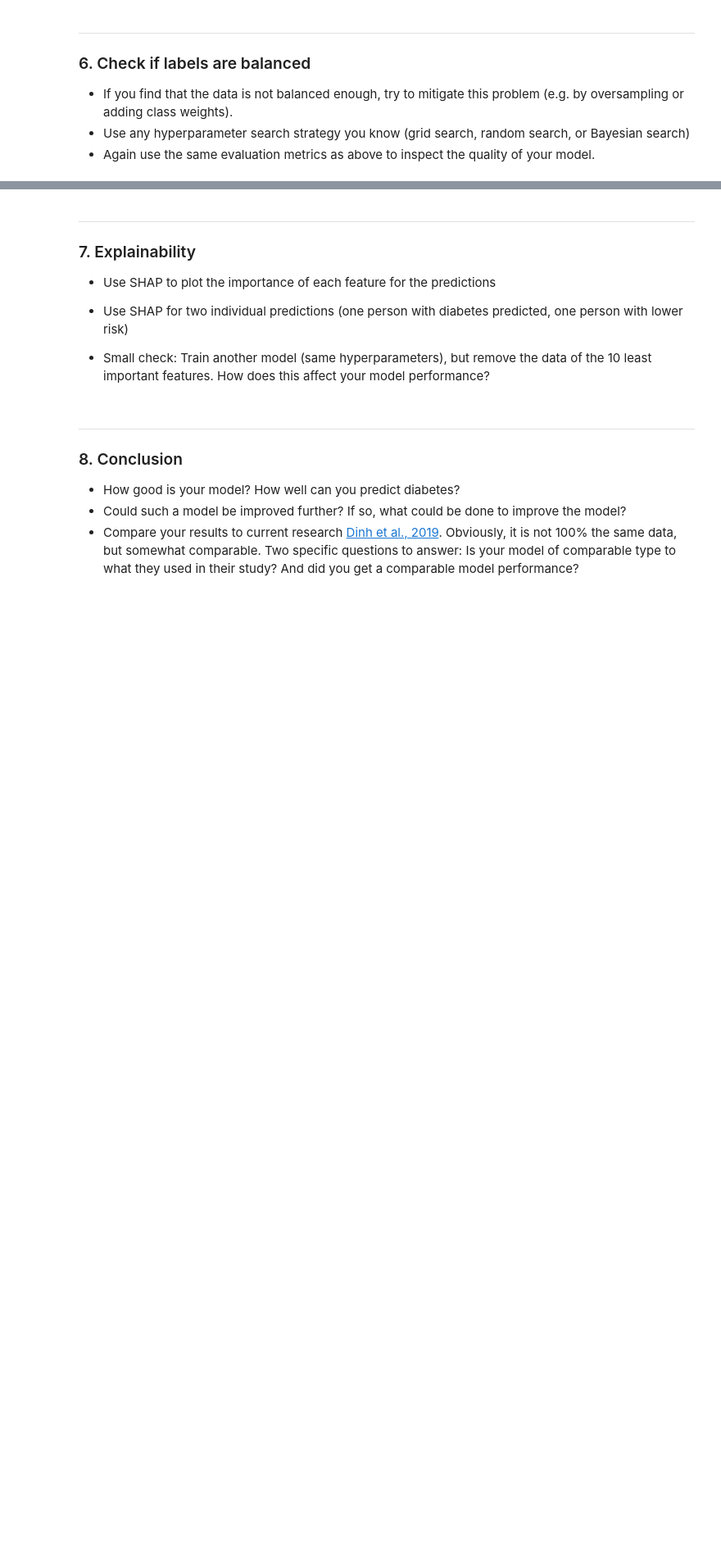
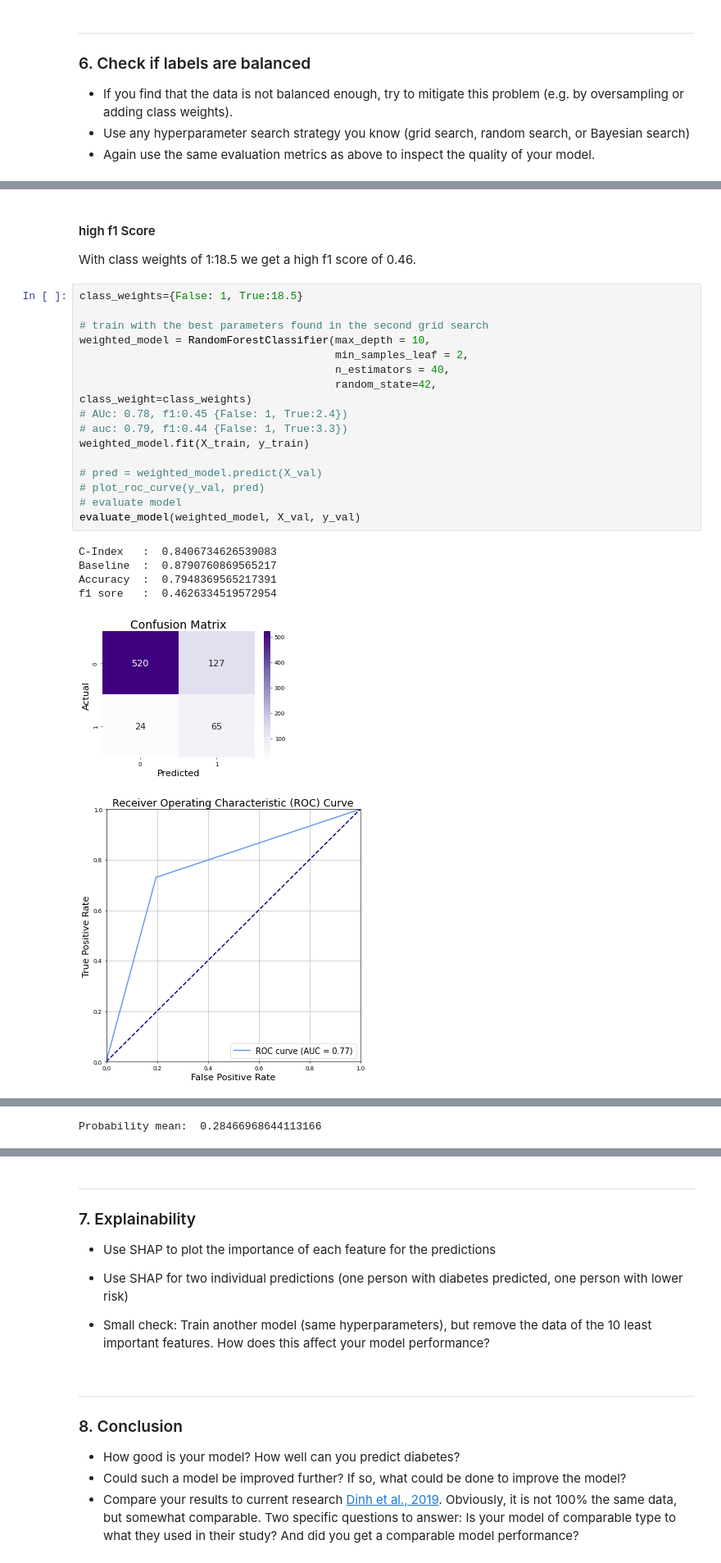
Before and after one commit to Knerten0815/ai_for_smart_health, a Jupyter notebook: Portfolio/ai_smart_health_portfolio_01_diabetes_prediction_template.ipynb, the cells around one changed output, grey strips where cells are left out. Shown at 82% size. Saved outputs shown, nothing was run; the diff lists cells and outputs as text; blank space fills up the shorter version.

```diff
--- a/Portfolio/ai_smart_health_portfolio_01_diabetes_prediction_template.ipynb
+++ b/Portfolio/ai_smart_health_portfolio_01_diabetes_prediction_template.ipynb
@@ -419,0 +528,28 @@ Probability mean:  0.11266842407109834
+# %% [markdown]
+#### high f1 Score
+
+With class weights of 1:18.5 we get a high f1 score of 0.46.
+# %%
+class_weights={False: 1, True:18.5}
+
+# train with the best parameters found in the second grid search
+weighted_model = RandomForestClassifier(max_depth = 10,
+                                        min_samples_leaf = 2,
+                                        n_estimators = 40,
+                                        random_state=42,
+class_weight=class_weights)
+# AUc: 0.78, f1:0.45 {False: 1, True:2.4})
+# auc: 0.79, f1:0.44 {False: 1, True:3.3})
+weighted_model.fit(X_train, y_train)
+
+# pred = weighted_model.predict(X_val)
+# plot_roc_curve(y_val, pred)
+# evaluate model
+evaluate_model(weighted_model, X_val, y_val)
+# %% [output]
+C-Index   :  0.8406734626539083
+Baseline  :  0.8790760869565217
+Accuracy  :  0.7948369565217391
+f1 sore   :  0.4626334519572954
+[figure, added]
+[figure, added]
@@ -419,0 +557 @@ Probability mean:  0.11266842407109834
+Probability mean:  0.28466968644113166
```
Also changed, not shown: parts of 21 cells of this notebook.
